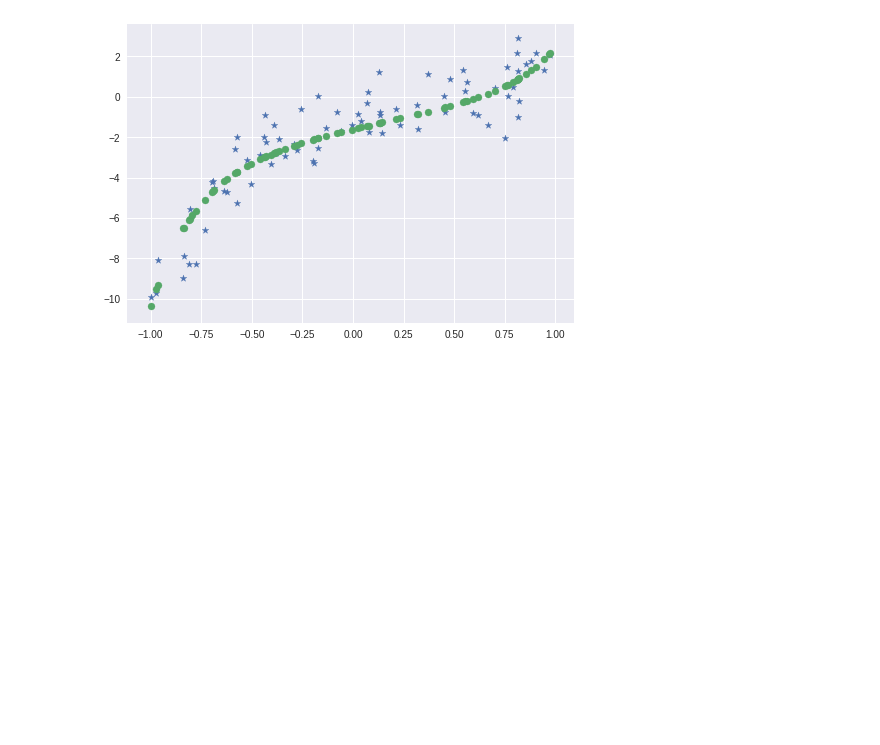
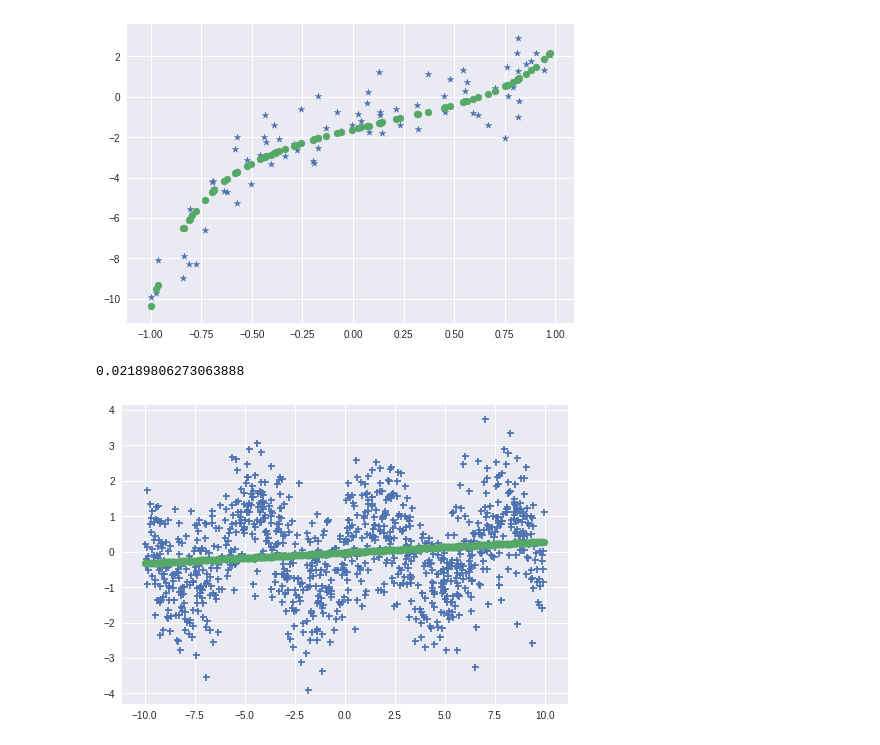
Before and after one commit to kintarou/django-starter, a Jupyter notebook: regression.ipynb, the cells around one changed output. Saved outputs shown, nothing was run; the diff lists cells and outputs as text; code cells hidden in the pictures; blank space fills up the shorter version.

```diff
--- a/regression.ipynb
+++ b/regression.ipynb
@@ -252,3 +252,27 @@ plt.show()
 # %% [output]
 0.8561016286104404
 [figure]
+# %%
+import math
+import numpy as np
+from matplotlib import pyplot as plt
+
+x = np.random.rand(1000, 1)
+x = x * 20 - 10
+
+y = np.array([math.sin(v) for v in x])
+y += np.random.randn(1000)
+
+from sklearn import linear_model
+
+model = linear_model.LinearRegression()
+model.fit(x, y)
+
+print(model.score(x, y))
+
+plt.scatter(x, y, marker ='+')
+plt.scatter(x, model.predict(x), marker='o')
+plt.show()
+# %% [output]
+0.02189806273063888
+[figure, added]
```
